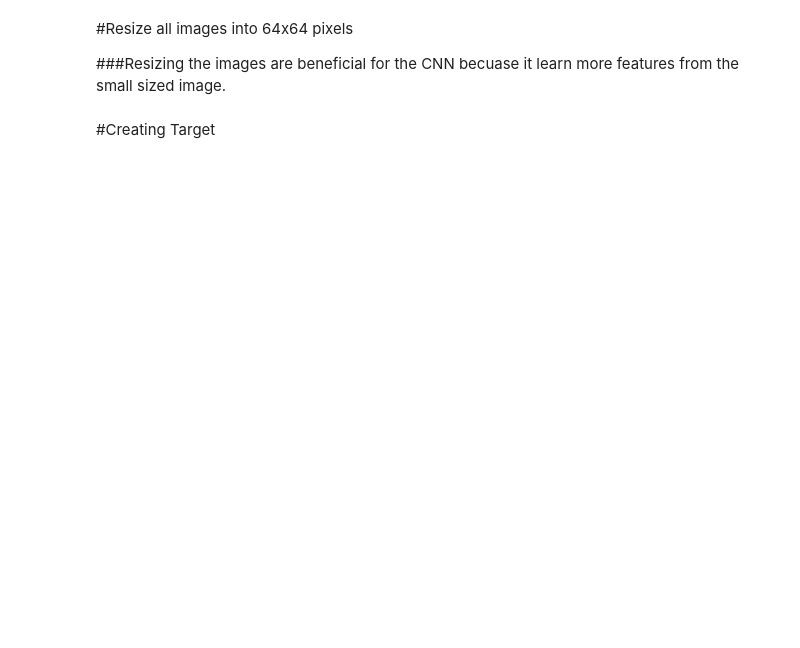
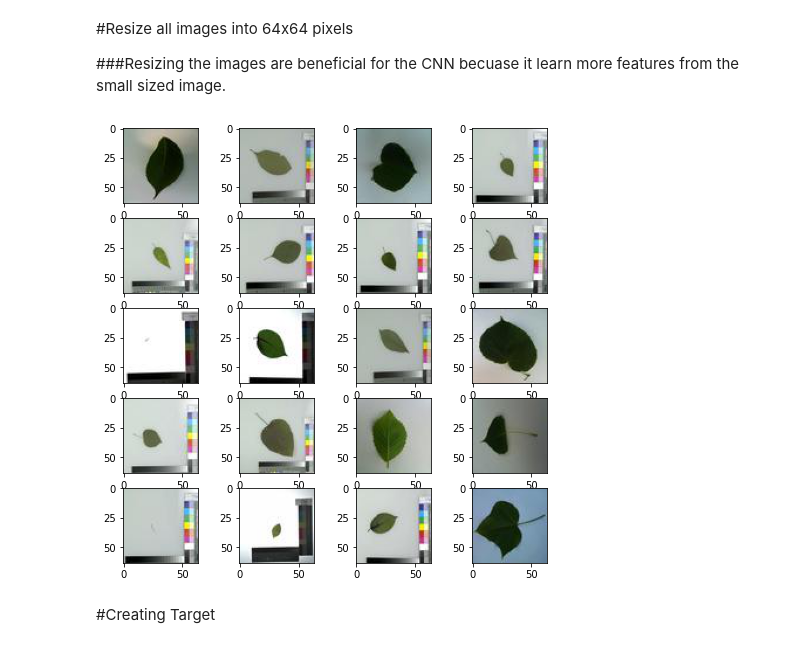
Before and after one commit to Sumit189/Medicinal-Plant-Leaf-Classifier, a Jupyter notebook: Medicinal Plant Leaf Classification with CNN.ipynb, the cells around one changed output. Saved outputs shown, nothing was run; the diff lists cells and outputs as text; code cells hidden in the pictures; blank space fills up the shorter version.

```diff
--- a/Medicinal Plant Leaf Classification with CNN.ipynb
+++ b/Medicinal Plant Leaf Classification with CNN.ipynb
@@ -224,6 +224,22 @@ filenames = list(dataset["filename"])
 
 for i in range(len(filenames)):
   resizer(filenames_dir[i], filenames[i], output_dir=output_dir, size=size)
+# %%
+import matplotlib.image as mpimg
+import matplotlib.pyplot as plt
+w=20
+h=20
+fig=plt.figure(figsize=(8, 8))
+columns = 4
+rows = 5
+for i in range(1, columns*rows +1):
+  path=random.choice(os.listdir("/content/resized/"))
+  image = mpimg.imread("/content/resized/"+path)
+  fig.add_subplot(rows, columns, i)
+  plt.imshow(image)
+plt.show()
+# %% [output]
+[figure, added]
 # %% [markdown]
 #Creating Target
 # %%
```
Also changed, not shown: parts of 11 cells of this notebook.
